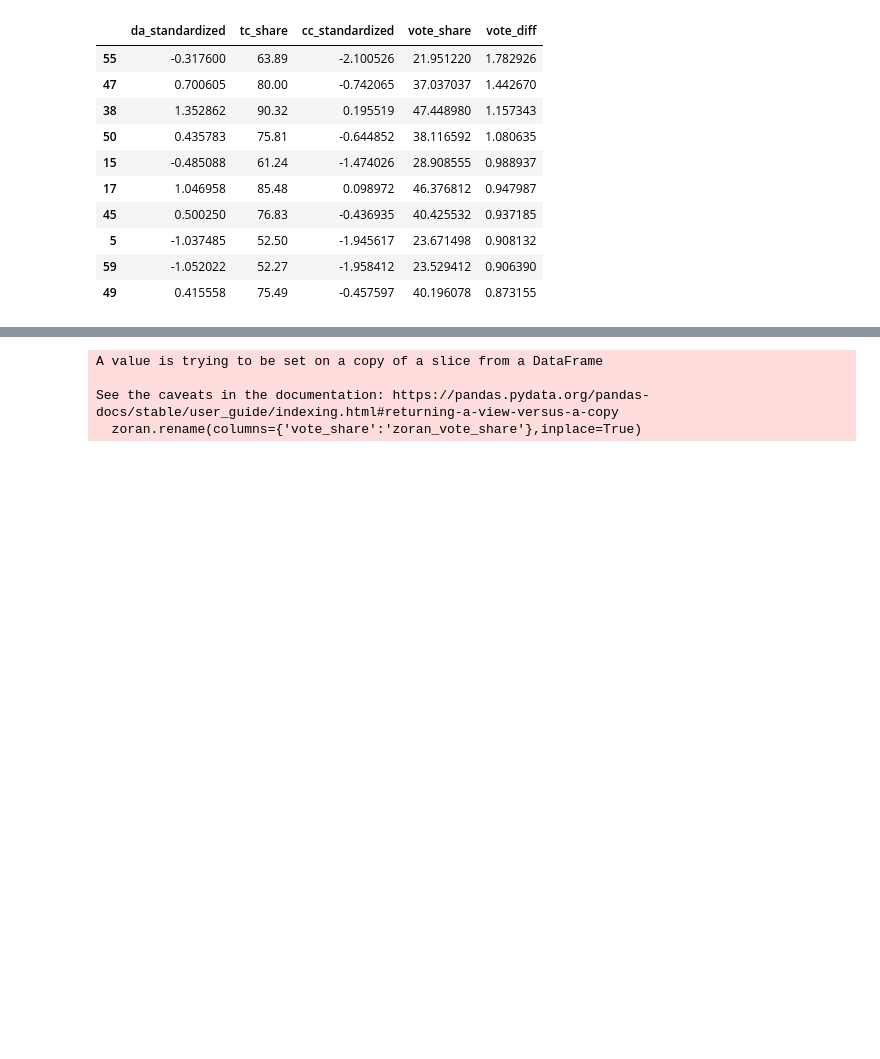
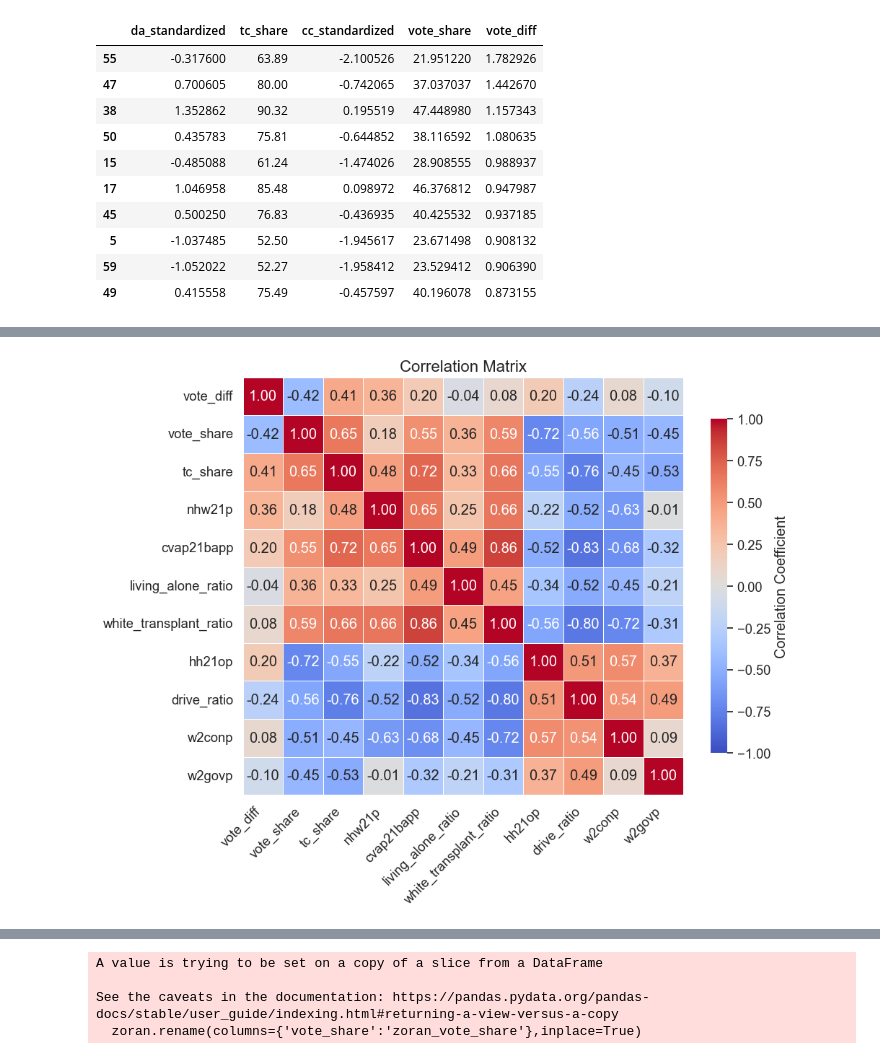
Before and after one commit to SamTGoodson/member_chapters, a Jupyter notebook: notebooks/district22.ipynb, the cells around one changed output, grey strips where cells are left out. Drawn from its saved outputs; the diff is of its cells as text; code cells hidden in the pictures; blank space fills up the shorter version.

```diff
--- a/notebooks/district22.ipynb
+++ b/notebooks/district22.ipynb
@@ -485,0 +570,25 @@ cor_matrix.sort_values(by='vote_diff', ascending=False)
+# %%
+small_cor_cols = ['vote_diff','vote_share','nhw21p','cvap21bapp','living_alone_ratio','white_transplant_ratio','hh21op','drive_ratio','w2conp','w2govp']
+small_cor_matrix = cc_da[small_cor_cols].corr()
+small_cor_matrix.dropna(subset=('vote_share'),inplace=True)
+# %%
+plt.figure(figsize=(10, 8))
+sns.set(style="white", font_scale=1.2)
+
+heatmap = sns.heatmap(
+    small_cor_matrix,
+    annot=True,
+    fmt=".2f",
+    cmap="coolwarm",
+    vmin=-1, vmax=1,
+    linewidths=0.5,
+    cbar_kws={"shrink": 0.8, 'label': 'Correlation Coefficient'}
+)
+
+plt.title("Correlation Matrix", fontsize=16)
+plt.xticks(rotation=45, ha='right')
+plt.yticks(rotation=0)
+plt.tight_layout()
+plt.show()
+# %% [output]
+[figure, added]
```
Also changed, not shown: parts of 30 cells of this notebook, 8 other files.
